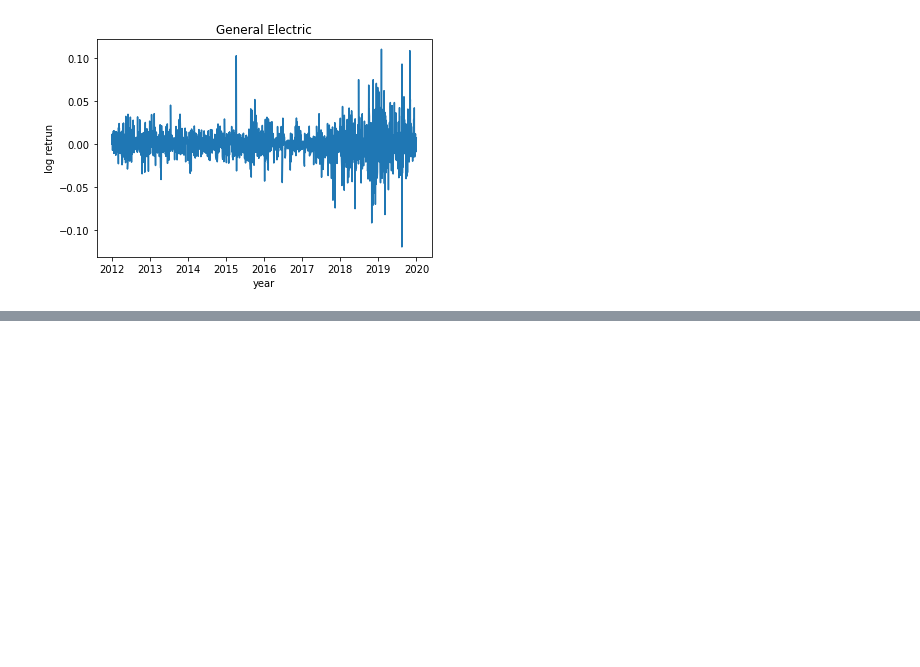
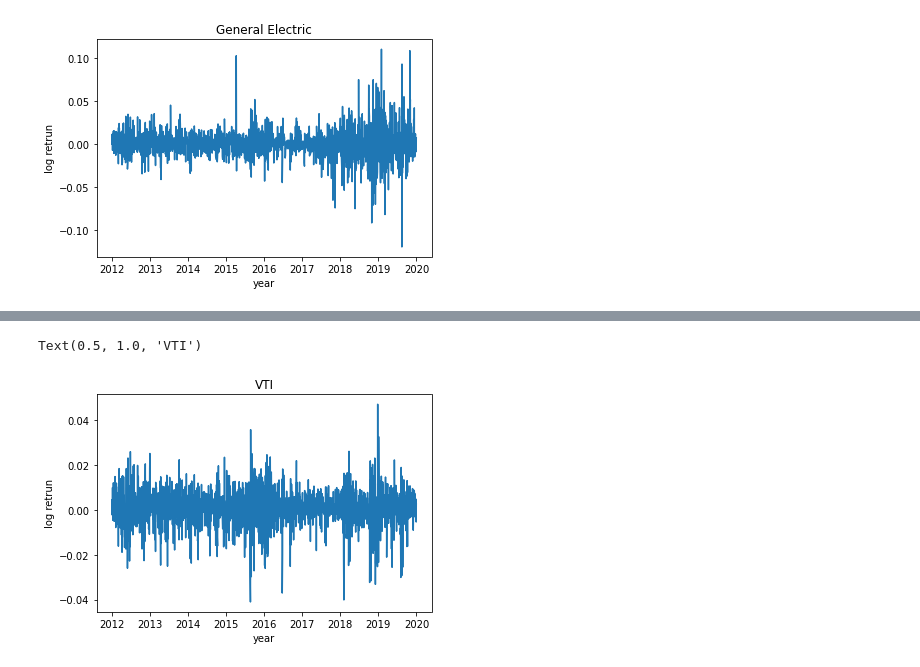
Before and after one commit to wuchenyu38/MA5752020, a Jupyter notebook: MA575_PJ_1.ipynb, the cells around one changed output, grey strips where cells are left out. Saved outputs shown, nothing was run; the diff lists cells and outputs as text; code cells hidden in the pictures; blank space fills up the shorter version.

```diff
--- a/MA575_PJ_1.ipynb
+++ b/MA575_PJ_1.ipynb
@@ -163,3 +188,11 @@ Text(0.5, 1.0, 'General Electric')
+# %%
+plt.plot(logVTI)
+plt.xlabel('year')
+plt.ylabel('log retrun')
+plt.title('VTI')
+# %% [output]
+Text(0.5, 1.0, 'VTI')
+[figure, added]
 # %%
 #Monthly Rebalancing
 #initial total: 150000
```
Also changed, not shown: parts of 26 cells of this notebook.
